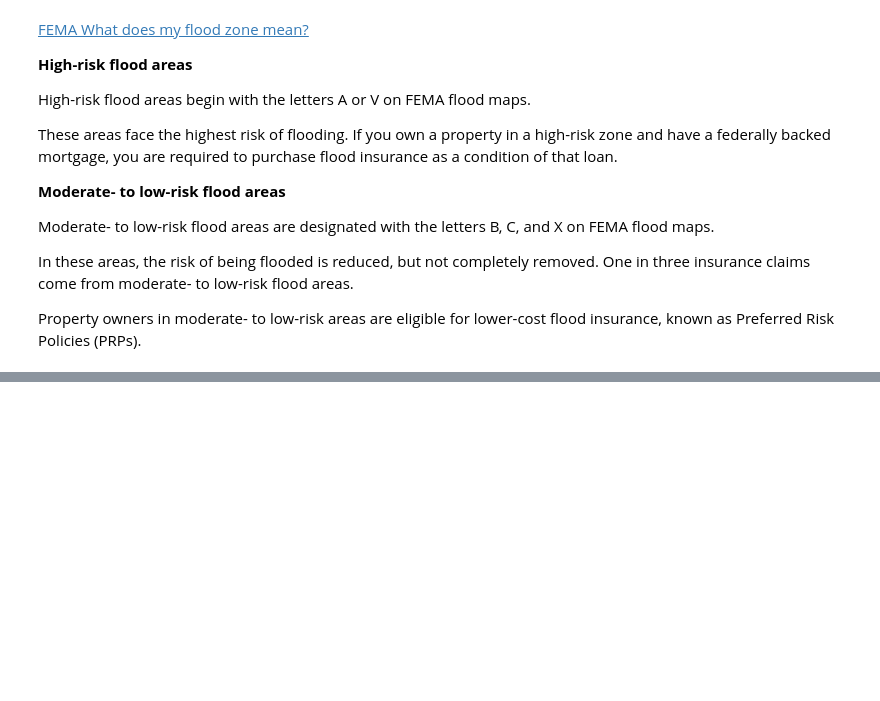
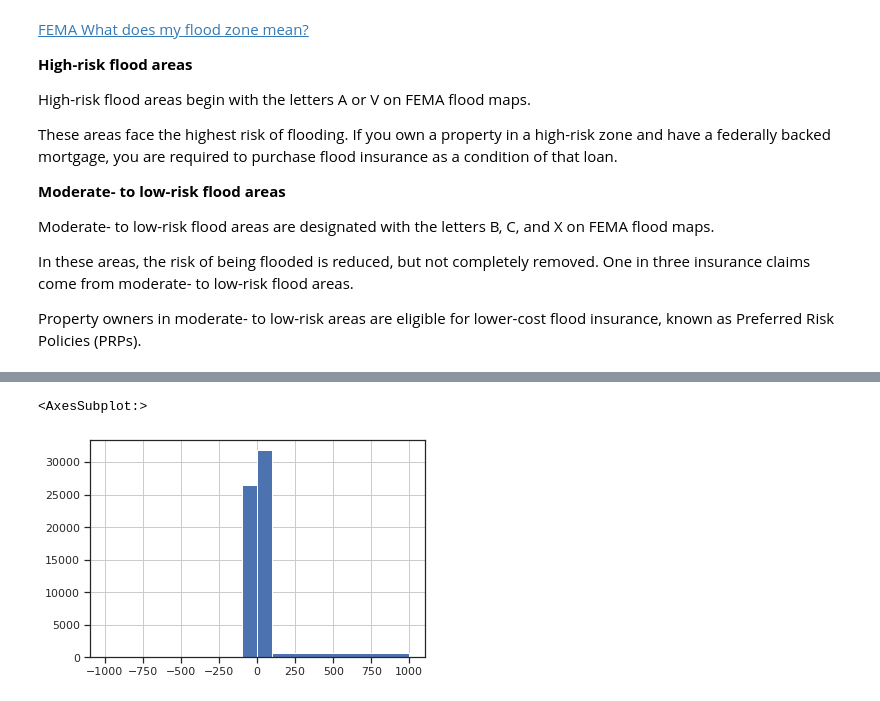
Before and after one commit to samroeslin/National-Flood-Insurance-Program, a Jupyter notebook: Flood_data_2005_event.ipynb, the cells around one changed output, grey strips where cells are left out. Drawn from its saved outputs; the diff is of its cells as text; code cells hidden in the pictures; blank space fills up the shorter version.

```diff
--- a/Flood_data_2005_event.ipynb
+++ b/Flood_data_2005_event.ipynb
@@ -524,0 +561,9 @@ Index(['agricultureStructureIndicator', 'asOfDate', 'baseFloodElevation',
+# %%
+# Define a function that compares amountPaidOnBuildingClaim and totalBuildingInsuranceCoverage
+def money_paid (row):
+    if row['amountPaidOnBuildingClaim'] == row['totalBuildingInsuranceCoverage']:
+        return 'True'
+    return 'False'
+# %%
+# Create column Overcap
+df_Katrina['PaidEqualsInsuranceCoverage'] = df_Katrina.apply (lambda row: money_paid(row), axis=1)
@@ -672,0 +954,6 @@ Name: baseFloodElevation, Length: 119, dtype: int64
+# %%
+# Visualise distribution of baseFloodElevation
+df_Katrina['baseFloodElevation'].hist(bins=[-1000, -100, 0, 100, 1000],facecolor='b')
+# %% [output]
+<AxesSubplot:>
+[figure, added]
```
Also changed, not shown: parts of 97 cells of this notebook.
